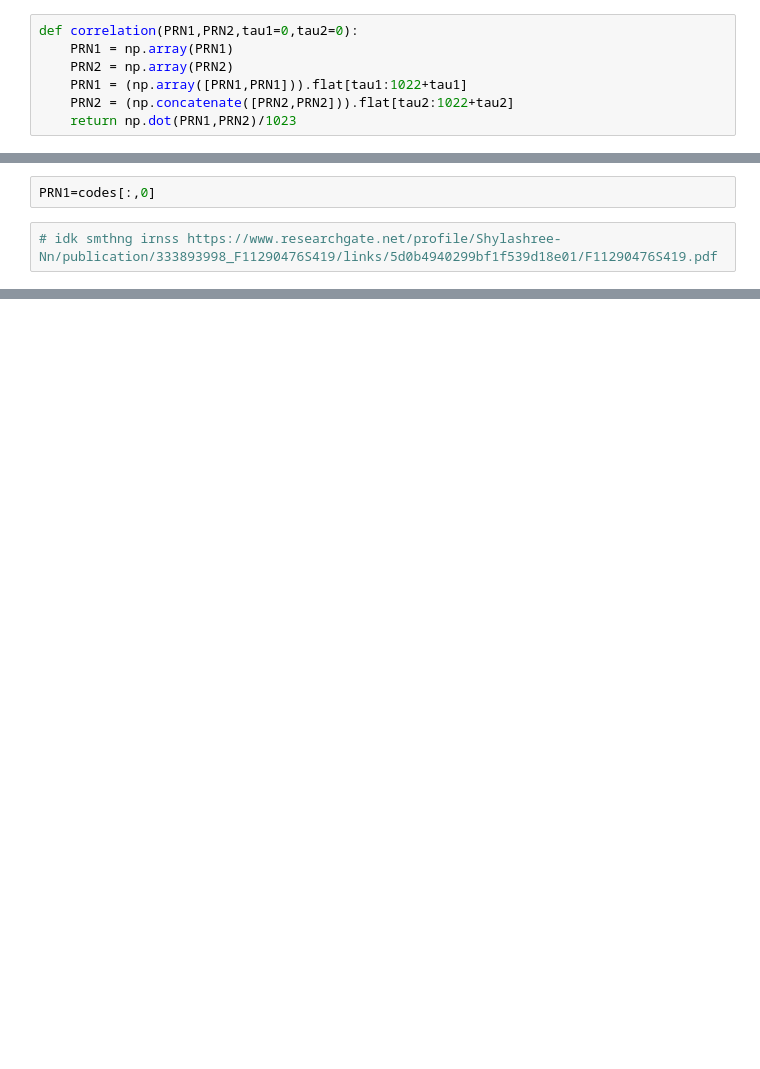
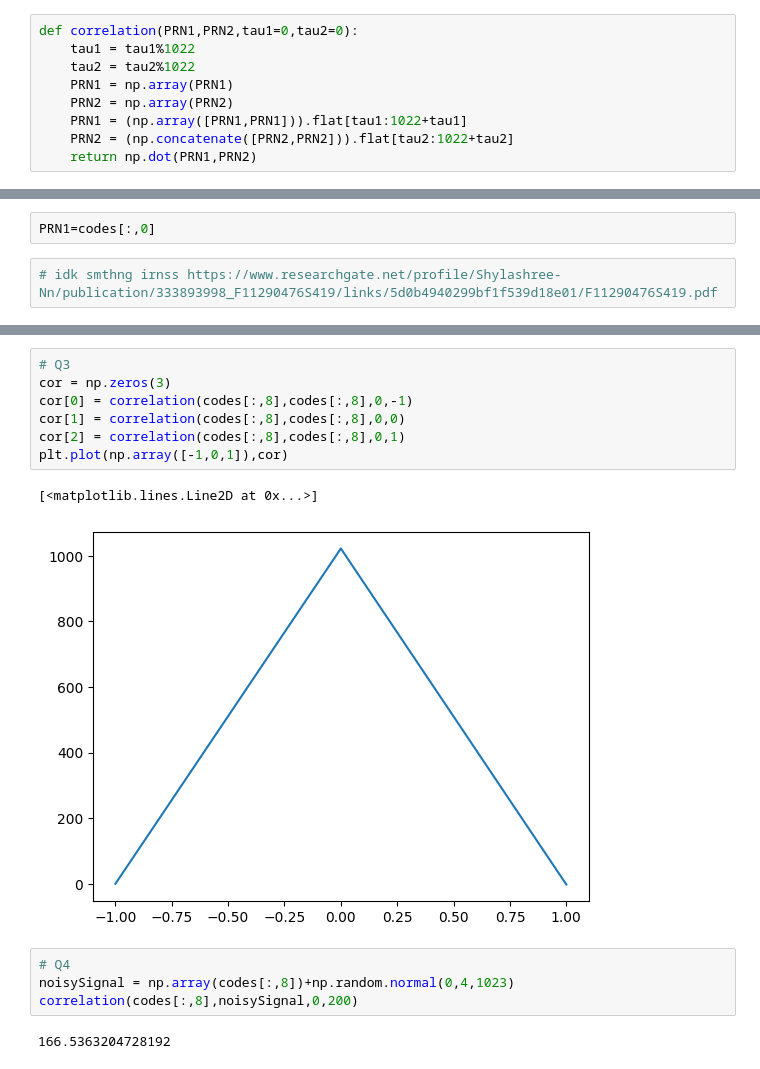
Before and after one commit to lyrickhare/AE410GNSS, a Jupyter notebook: test.ipynb, the cells around one changed output, grey strips where cells are left out. Cells and saved outputs as stored; diff of their text form; blank space fills up the shorter version.

```diff
--- a/test.ipynb
+++ b/test.ipynb
@@ -11,9 +11,11 @@ test = sio.loadmat("randomData/codes_L1CA.mat")
 codes = np.array(test['codes_L1CA'])
 # %%
 def correlation(PRN1,PRN2,tau1=0,tau2=0):
+    tau1 = tau1%1022
+    tau2 = tau2%1022
     PRN1 = np.array(PRN1)
     PRN2 = np.array(PRN2)
     PRN1 = (np.array([PRN1,PRN1])).flat[tau1:1022+tau1]
     PRN2 = (np.concatenate([PRN2,PRN2])).flat[tau2:1022+tau2]
-    return np.dot(PRN1,PRN2)/1023
+    return np.dot(PRN1,PRN2)
 # %%
@@ -26,0 +44,16 @@ PRN1=codes[:,0]
+# %%
+# Q3
+cor = np.zeros(3)
+cor[0] = correlation(codes[:,8],codes[:,8],0,-1)
+cor[1] = correlation(codes[:,8],codes[:,8],0,0)
+cor[2] = correlation(codes[:,8],codes[:,8],0,1)
+plt.plot(np.array([-1,0,1]),cor)
+# %% [output]
+[<matplotlib.lines.Line2D at 0x...>]
+[figure, added]
+# %%
+# Q4
+noisySignal = np.array(codes[:,8])+np.random.normal(0,4,1023)
+correlation(codes[:,8],noisySignal,0,200)
+# %% [output]
+166.5363204728192
```
Also changed, not shown: parts of 4 cells of this notebook.
